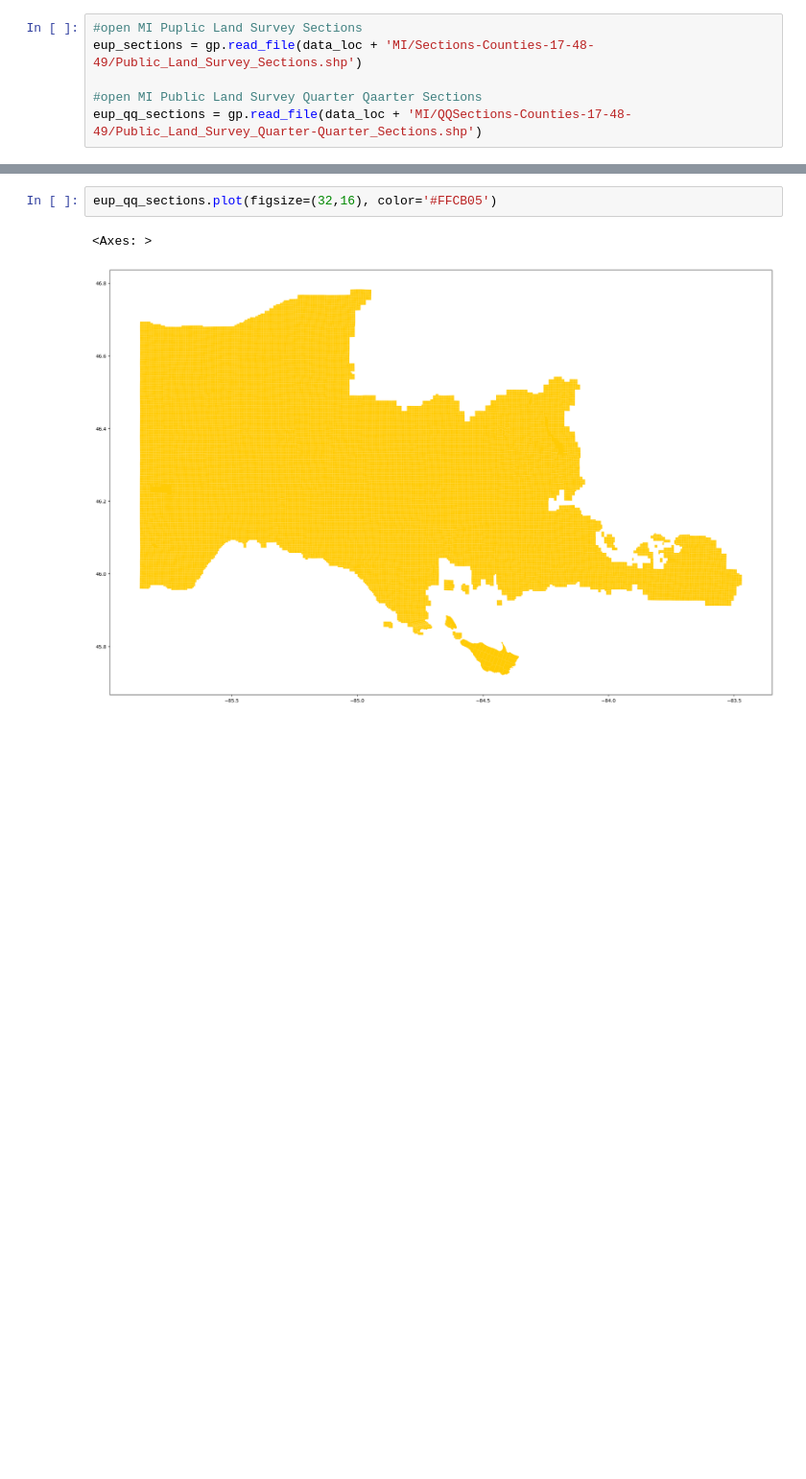
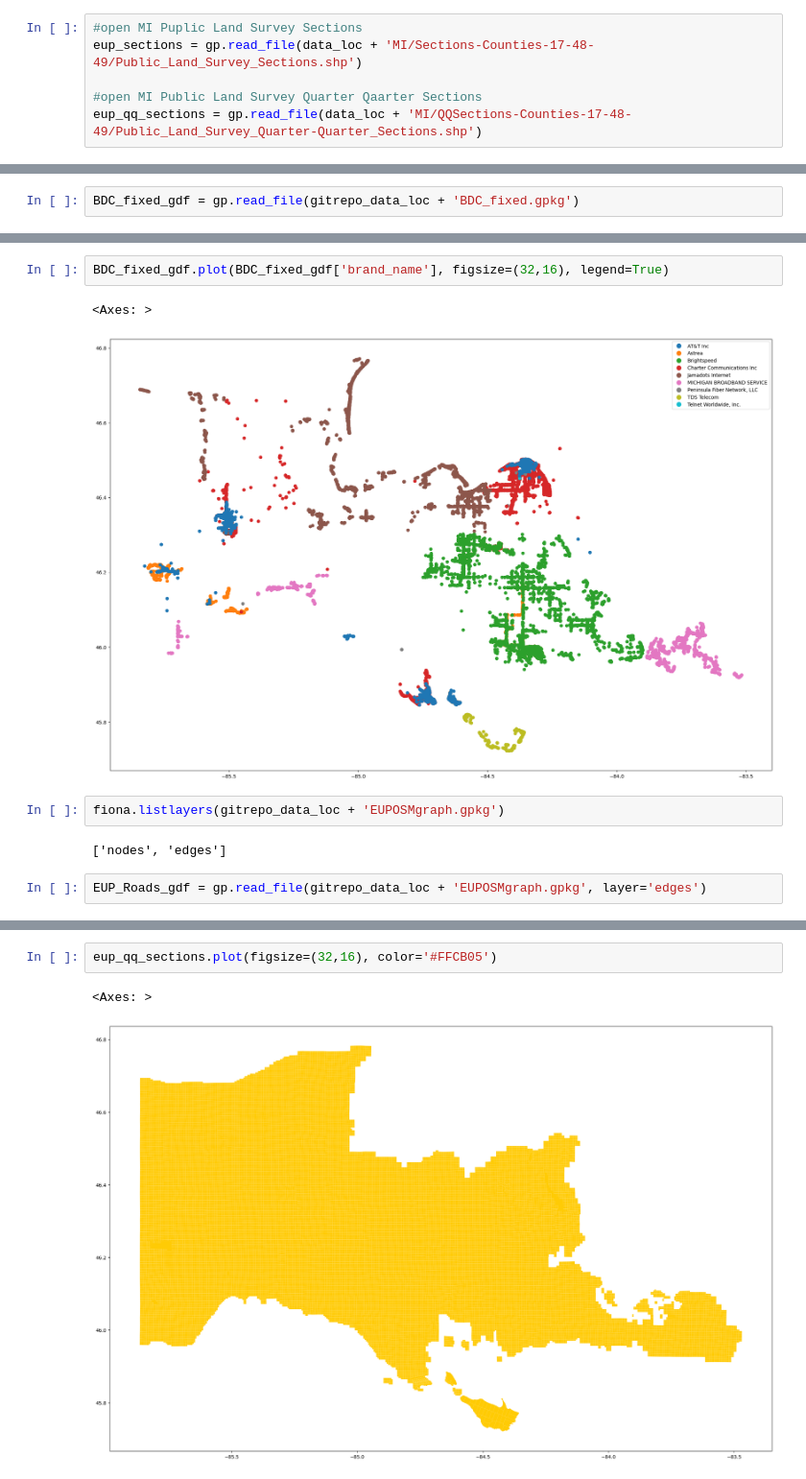
Before and after one commit to jasonkronemeyer/DigitalEquity, a Jupyter notebook: Practice/699-Build2.ipynb, the cells around one changed output, grey strips where cells are left out. Shown at 96% size. Drawn from its saved outputs; the diff is of its cells as text; blank space fills up the shorter version.

```diff
--- a/Practice/699-Build2.ipynb
+++ b/Practice/699-Build2.ipynb
@@ -58,0 +203,2 @@ len(eup_sections)
+# %%
+BDC_fixed_gdf = gp.read_file(gitrepo_data_loc + 'BDC_fixed.gpkg')
@@ -58,0 +213,11 @@ len(eup_sections)
+# %%
+BDC_fixed_gdf.plot(BDC_fixed_gdf['brand_name'], figsize=(32,16), legend=True)
+# %% [output]
+<Axes: >
+[figure, added]
+# %%
+fiona.listlayers(gitrepo_data_loc + 'EUPOSMgraph.gpkg')
+# %% [output]
+['nodes', 'edges']
+# %%
+EUP_Roads_gdf = gp.read_file(gitrepo_data_loc + 'EUPOSMgraph.gpkg', layer='edges')
```
Also changed, not shown: parts of 29 cells of this notebook, 3 other files.
